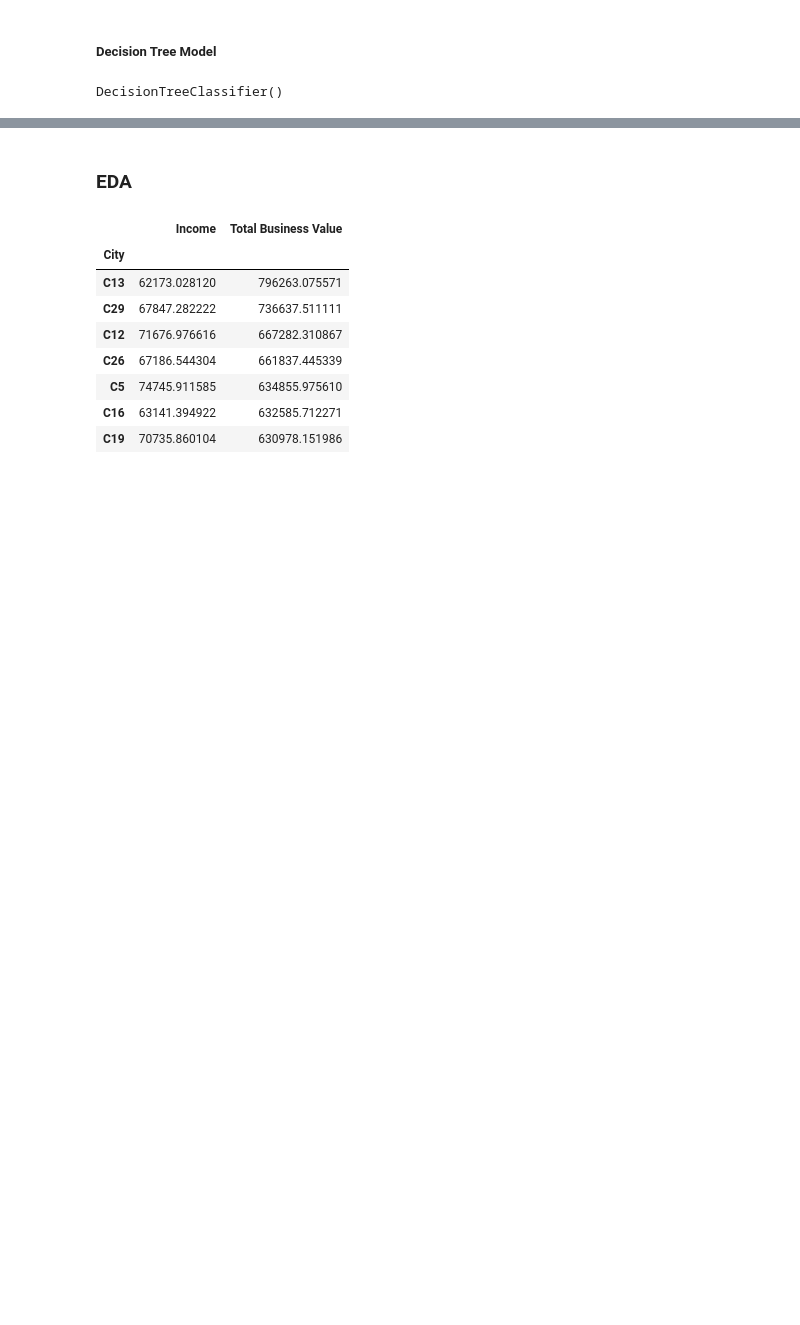
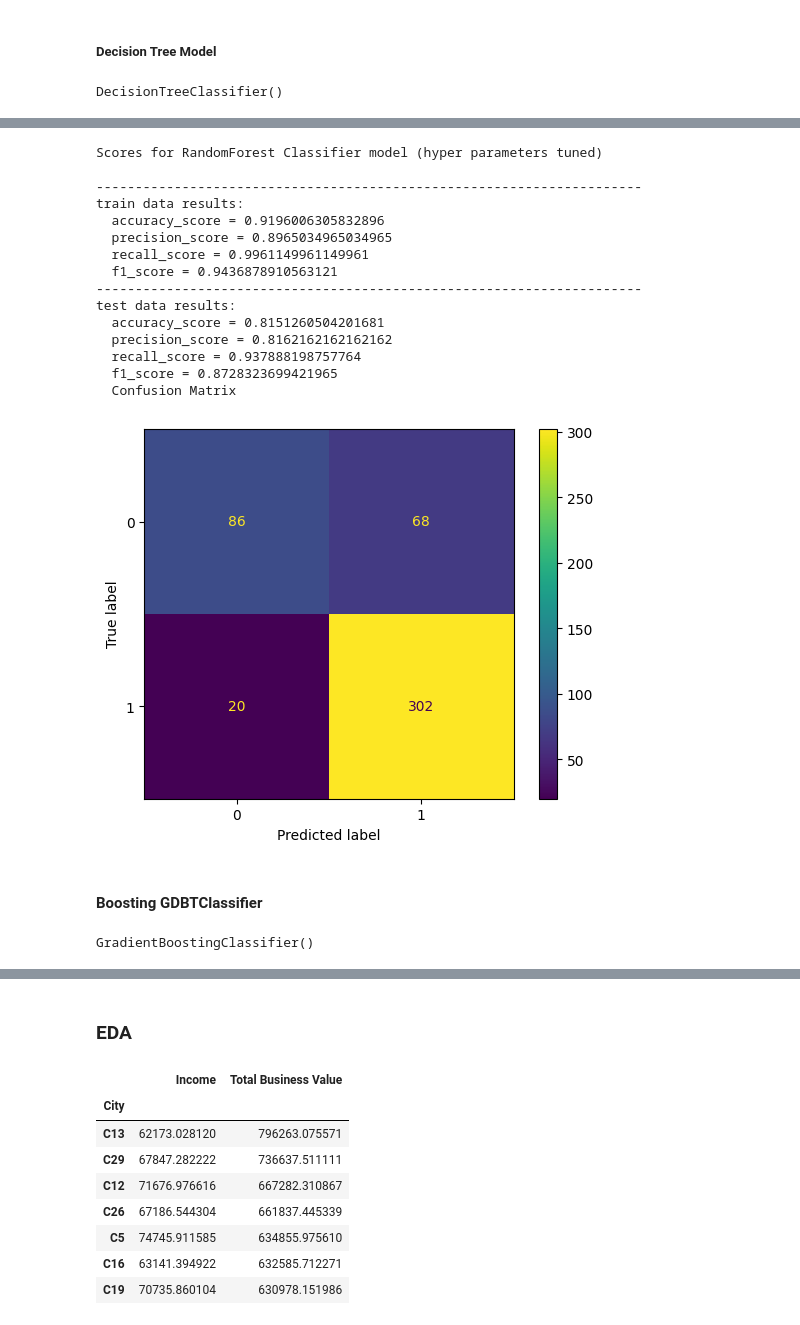
Before and after one commit to PraveenAllam93/data_science_business_cases, a Jupyter notebook: employee_churn.ipynb, the cells around one changed output, grey strips where cells are left out. Cells and saved outputs as stored; diff of their text form; code cells hidden in the pictures; blank space fills up the shorter version.

```diff
--- a/ola.ipynb
+++ b/employee_churn.ipynb
@@ -629,0 +698,21 @@ model_score("Decision Tree Classifier", y_test, decisionTreeClassifier.predict(X
+# %%
+print(f"\nScores for RandomForest Classifier model (hyper parameters tuned)\n")
+metric_scores(y_train, rfc_model.predict(X_train), data_type = "train")
+metric_scores(y_test, rfc_model.predict(X_test), data_type = "test")
+# %% [output]
+Scores for RandomForest Classifier model (hyper parameters tuned)
+
+----------------------------------------------------------------------
+train data results:
+  accuracy_score = 0.9196006305832896
+  precision_score = 0.8965034965034965
+  recall_score = 0.9961149961149961
+  f1_score = 0.9436878910563121
+----------------------------------------------------------------------
+test data results:
+  accuracy_score = 0.8151260504201681
+  precision_score = 0.8162162162162162
+  recall_score = 0.937888198757764
+  f1_score = 0.8728323699421965
+  Confusion Matrix
+[figure, added]
@@ -629,0 +721,7 @@ model_score("Decision Tree Classifier", y_test, decisionTreeClassifier.predict(X
+# %% [markdown]
+#### Boosting GDBTClassifier
+# %%
+gdbt_model = GradientBoostingClassifier()
+gdbt_model.fit(X_train, y_train)
+# %% [output]
+GradientBoostingClassifier()
```
Also changed, not shown: parts of 20 cells of this notebook.
